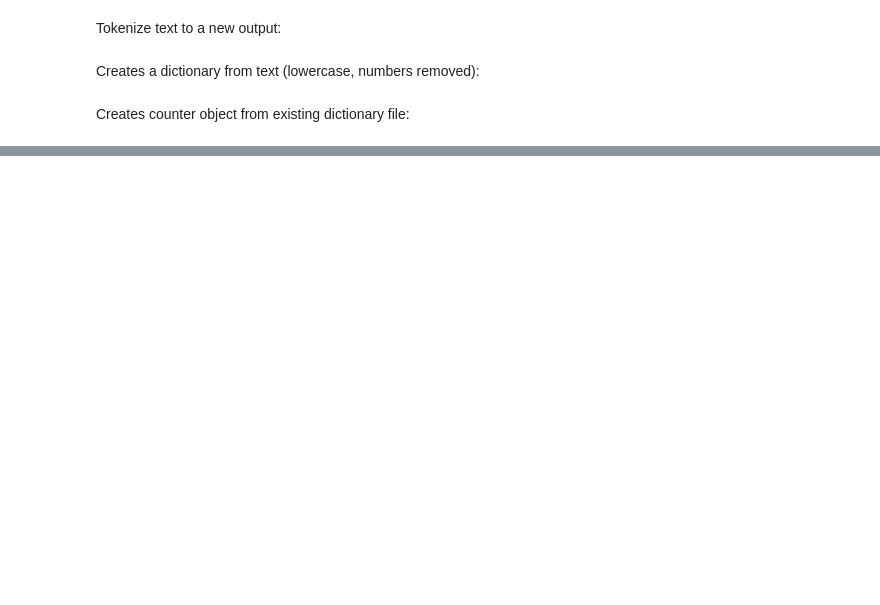
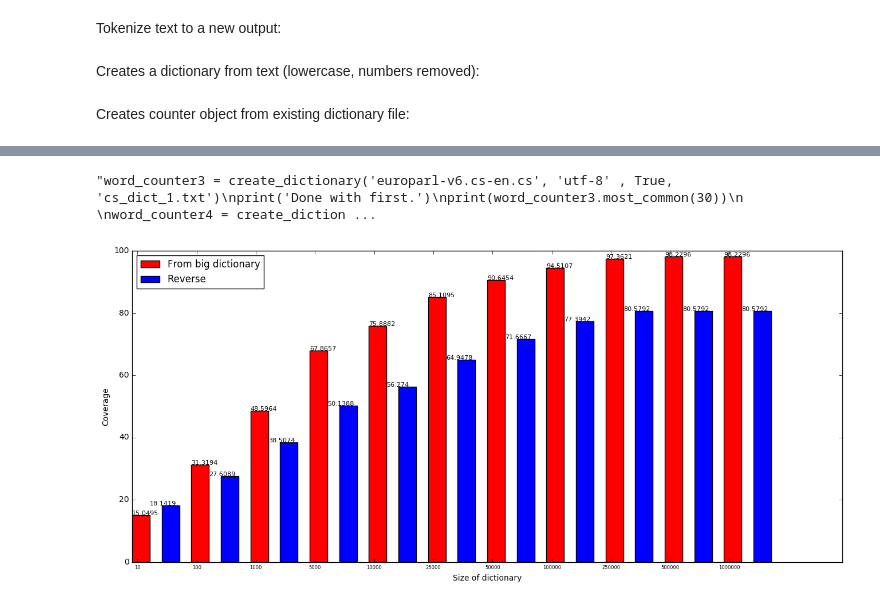
Before and after one commit to viktorburjan/temalabor, a Jupyter notebook: NPL.ipynb, the cells around one changed output, grey strips where cells are left out. Drawn from its saved outputs; the diff is of its cells as text; code cells hidden in the pictures; blank space fills up the shorter version.

```diff
--- a/NPL.ipynb
+++ b/NPL.ipynb
@@ -130,0 +158,55 @@ Counter({677528: 98.56180862980062, 100001: 94.52766987554035, 10001: 75.8870330
+# %%
+from matplotlib.pyplot import figure
+
+def print_bar(counter, counter_rev, text1, text2):
+    index = np.arange(len(counter.values()))
+
+    labels = sorted(counter.keys())
+    values = sorted(counter.values())
+    indexes = np.arange(len(labels))
+    width = 0.3
+    plt.figure(figsize=(16,7))
+    plt.bar(indexes,values,width, color='red' , label=text1)
+
+
+
+    labels2 = sorted(counter_rev.keys())
+    values2 = sorted(counter_rev.values())
+    indexes2 = np.arange(len(labels2))
+    plt.bar(indexes2 + 0.5, values2, width, color = 'blue', label=text2)
+    plt.xticks(indexes + width * 0.3, labels , fontsize=6)
+
+    plt.xlabel('Size of dictionary')
+    plt.ylabel('Coverage')
+
+    patch = mpatches.Patch('#ff0000', '#0000ff')
+
+    fir_patch = mpatches.Patch(color='red', label=text1)
+    sec_patch = mpatches.Patch(color='blue', label=text2)
+
+    plt.legend(loc="upper left")
+
+    ax = plt.subplot()
+    for i in range(len(labels)):
+        ax.text(index[i], counter[labels[i]] + 0.01, str(round(counter[labels[i]],4)), color='black', fontsize=8)
+        ax.text(index[i] + width, counter_rev[labels[i]] + 0.01, str(round(counter_rev[labels[i]],4)), color='black', fontsize=8)
+
+    plt.show()
+# %%
+'''word_counter3 = create_dictionary('europarl-v6.cs-en.cs', 'utf-8' , True, 'cs_dict_1.txt')
+print('Done with first.')
+print(word_counter3.most_common(30))
+
+word_counter4 = create_dictionary('czech.tok' , 'utf-8', True, 'cs_dict_2.txt')
+print('Done with second.')
+print(word_counter4.most_common(30))'''
+# %% [output]
+"word_counter3 = create_dictionary('europarl-v6.cs-en.cs', 'utf-8' , True, 'cs_dict_1.txt')\nprint('Done with first.')\nprint(word_counter3.most_common(30))\n          \nword_counter4 = create_diction ...
+# %%
+sk_counter = create_counter_from_file('sk_dict_1.txt')
+sk_counter2 = create_counter_from_file('sk_dict_2.txt')
+result = count_coverage(sk_counter2,sk_counter )
+result_rev = count_coverage(sk_counter, sk_counter2)
+print_bar(result, result_rev, 'From big dictionary','Reverse')
+# %% [output]
+[figure, added]
```
Also changed, not shown: parts of 8 cells of this notebook.
